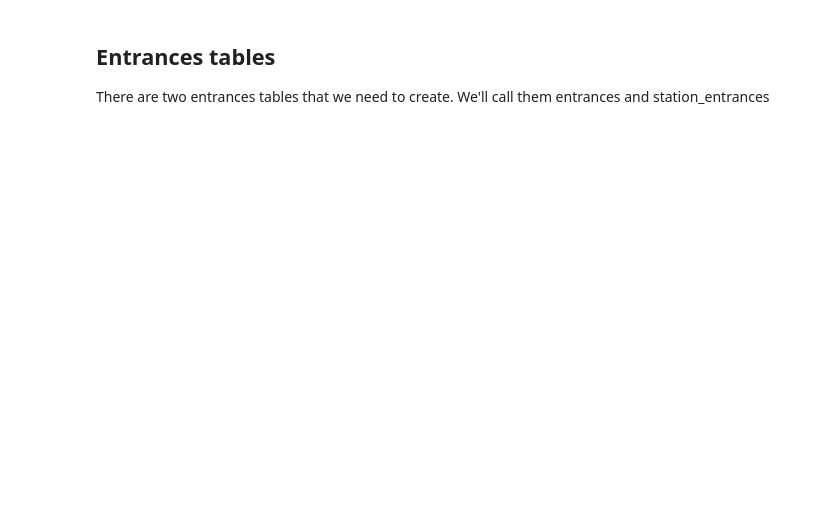
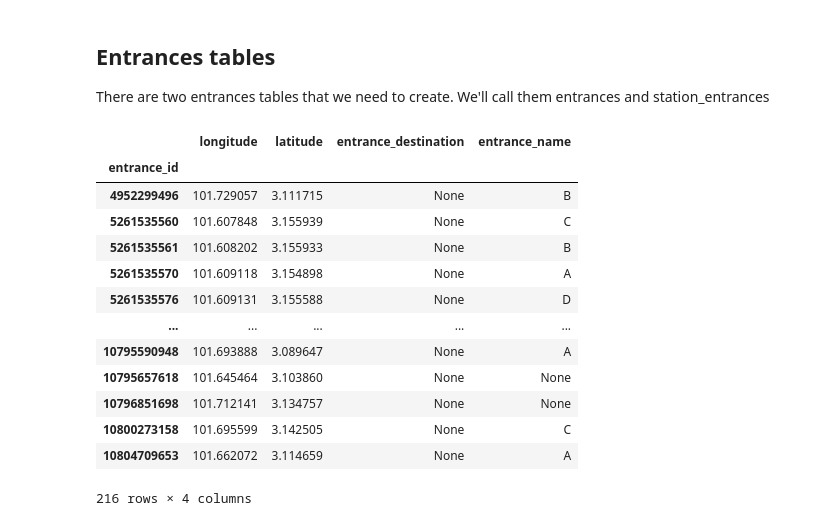
Before and after one commit to nabilersyad/transit-stations-database, a Jupyter notebook: 5_csv2supabase.ipynb, the cells around one changed output. Cells and saved outputs as stored; diff of their text form; code cells hidden in the pictures; blank space fills up the shorter version.

```diff
--- a/5_csv2supabase.ipynb
+++ b/5_csv2supabase.ipynb
@@ -193,0 +150,21 @@ conn.commit()
+# %%
+response = supabase.table('entrances').select("*").execute()
+data,_ = response
+entrances_data_supa = pd.DataFrame(data[1])
+entrances_data_supa.set_index('entrance_id',inplace=True)
+entrances_data_supa
+# %% [output]
+|  | longitude | latitude | entrance_destination | entrance_name |
+| entrance_id |  |  |  |  |
+| 4952299496 | 101.729057 | 3.111715 | None | B |
+| 5261535560 | 101.607848 | 3.155939 | None | C |
+| 5261535561 | 101.608202 | 3.155933 | None | B |
+| 5261535570 | 101.609118 | 3.154898 | None | A |
+| 5261535576 | 101.609131 | 3.155588 | None | D |
+| ... | ... | ... | ... | ... |
+| 10795590948 | 101.693888 | 3.089647 | None | A |
+| 10795657618 | 101.645464 | 3.103860 | None | None |
+| 10796851698 | 101.712141 | 3.134757 | None | None |
+| 10800273158 | 101.695599 | 3.142505 | None | C |
+| 10804709653 | 101.662072 | 3.114659 | None | A |
+216 rows × 4 columns
```
Also changed, not shown: parts of 19 cells of this notebook.
